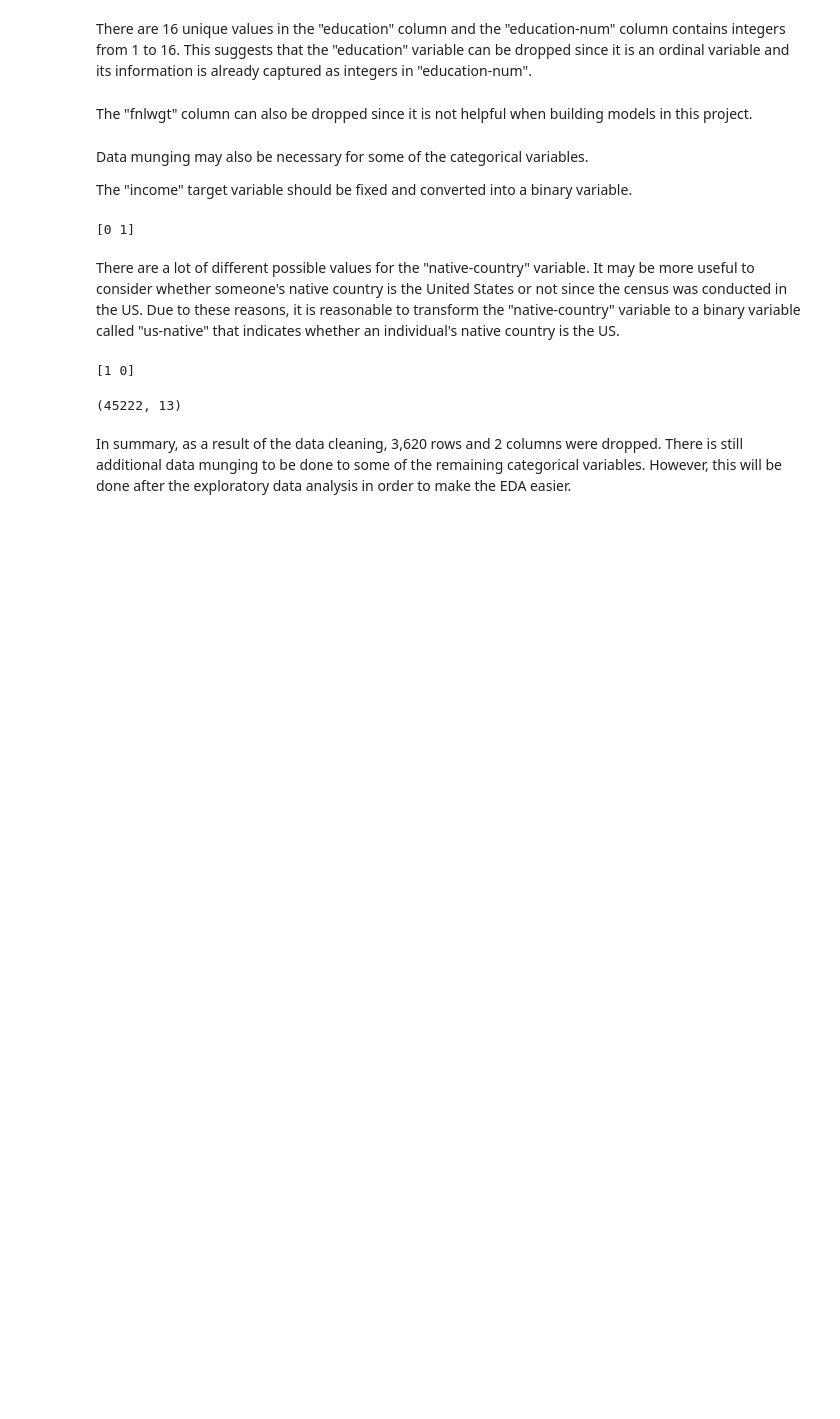
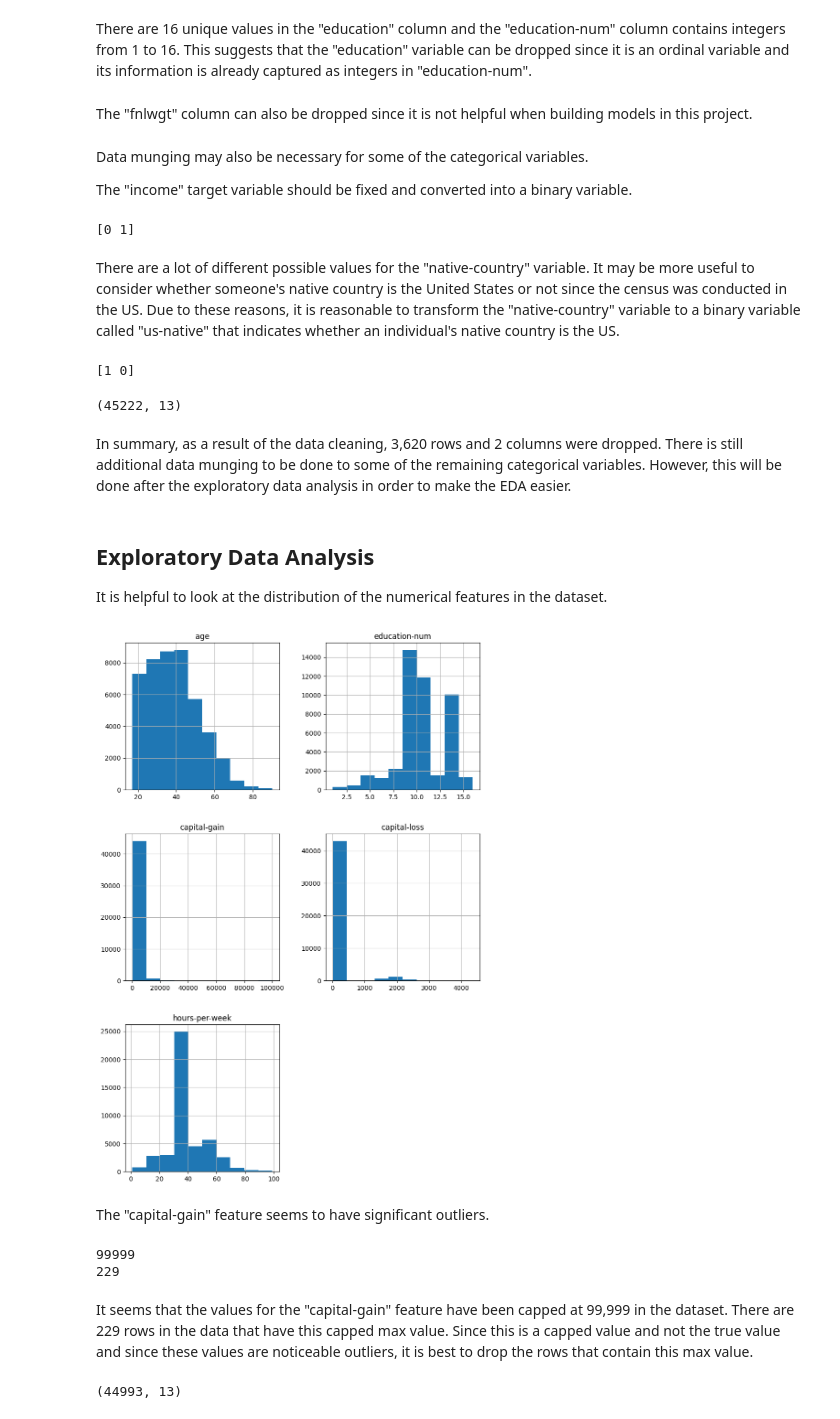
Before and after one commit to niranjsasikumar/Income-Analysis, a Jupyter notebook: income_analysis.ipynb, the cells around one changed output. Saved outputs shown, nothing was run; the diff lists cells and outputs as text; code cells hidden in the pictures; blank space fills up the shorter version.

Commit message:
Add exploratory data analysis

```diff
--- a/income_analysis.ipynb
+++ b/income_analysis.ipynb
@@ -141,9 +141,37 @@ data = data.rename(columns={'native-country': 'us-native'})
 print(data['us-native'].unique())
 # %% [output]
 [1 0]
-# %%
-print(data.shape)
-# %% [output]
-(45222, 13)
-# %% [markdown]
-In summary, as a result of the data cleaning, 3,620 rows and 2 columns were dropped. There is still additional data munging to be done to some of the remaining categorical variables. However, this will be done after the exploratory data analysis in order to make the EDA easier.
+# %%
+print(data.shape)
+# %% [output]
+(45222, 13)
+# %% [markdown]
+In summary, as a result of the data cleaning, 3,620 rows and 2 columns were dropped. There is still additional data munging to be done to some of the remaining categorical variables. However, this will be done after the exploratory data analysis in order to make the EDA easier.
+# %% [markdown]
+## Exploratory Data Analysis
+
+It is helpful to look at the distribution of the numerical features in the dataset.
+# %%
+import matplotlib.pyplot as plt
+
+numerical_features = ['age', 'education-num', 'capital-gain', 'capital-loss', 'hours-per-week']
+data.hist(column=numerical_features, figsize=(10,15))
+plt.show()
+# %% [output]
+[figure, added]
+# %% [markdown]
+The "capital-gain" feature seems to have significant outliers.
+# %%
+max_capital_gain = data['capital-gain'].max()
+print(max_capital_gain)
+print(data[data['capital-gain'] == max_capital_gain].shape[0])
+# %% [output]
+99999
+229
+# %% [markdown]
+It seems that the values for the "capital-gain" feature have been capped at 99,999 in the dataset. There are 229 rows in the data that have this capped max value. Since this is a capped value and not the true value and since these values are noticeable outliers, it is best to drop the rows that contain this max value.
+# %%
+data = data[~(data['capital-gain'] == max_capital_gain)]
+print(data.shape)
+# %% [output]
+(44993, 13)
```
Also changed, not shown: parts of 10 cells of this notebook, 3 other files.
